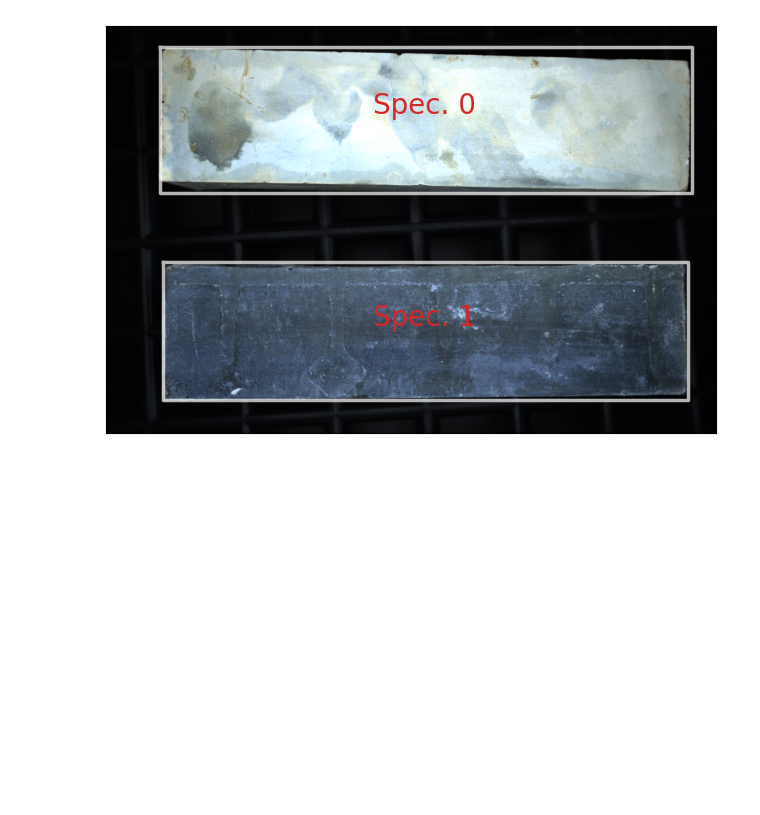
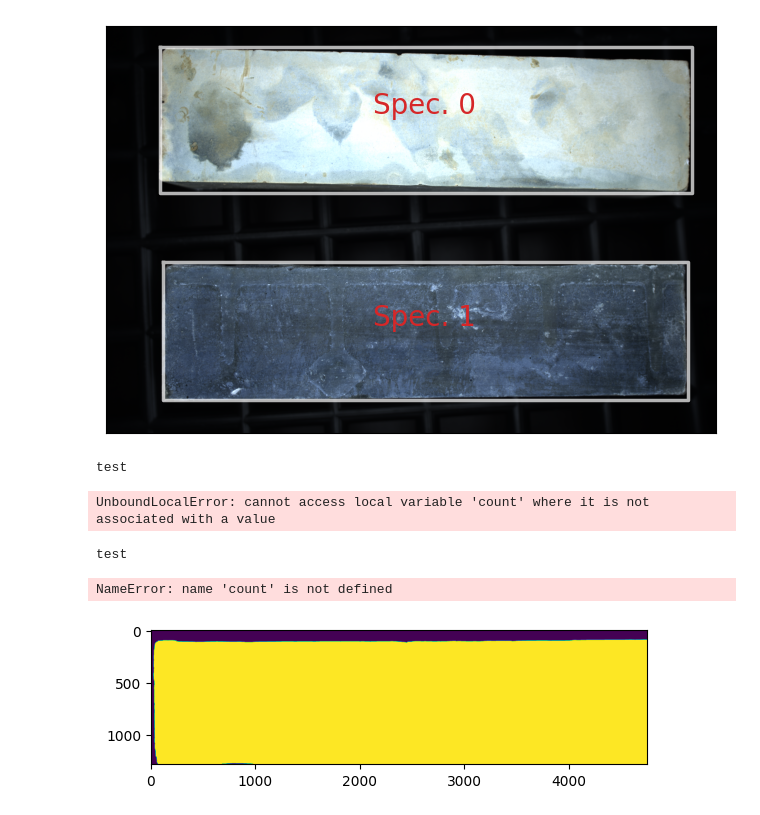
Before and after one commit to Rievil/CrackenPy, a Jupyter notebook: Examples/Scripts/Python/Basics.ipynb, the cells around one changed output. Drawn from its saved outputs; the diff is of its cells as text; code cells hidden in the pictures; blank space fills up the shorter version.

```diff
--- a/Examples/Scripts/Python/Basics.ipynb
+++ b/Examples/Scripts/Python/Basics.ipynb
@@ -49,4 +33,53 @@ ca.preview()
 # %% [output]
 [figure]
 # %%
-spec=ca.get_spec(specid=1)
+spec=ca.get_spec(specid=0)
+spec.get_countours()
+# %% [output]
+test
+UnboundLocalError: cannot access local variable 'count' where it is not associated with a value
+# %%
+import numpy as np
+import cv2
+from skimage import measure
+import matplotlib.pyplot as plt
+
+r = spec.masks["back"]
+r = (~r).astype(np.uint8)
+print("test")
+total_area = r.shape[0] * r.shape[1]
+area_trsh = int(total_area * 0.3)
+
+kernel = np.ones((20, 20), np.uint8)
+r = cv2.erode(r, kernel)
+r = cv2.dilate(r, kernel, iterations=1)
+
+plt.imshow(r)
+contours = measure.find_contours(r, 0.8)
+
+area = 0
+for i in range(len(contours)):
+    count = contours[i]
+    c = np.expand_dims(count.astype(np.float32), 1)
+    c = cv2.UMat(c)
+    area = cv2.contourArea(c)
+    if area > area_trsh:
+        break
+
+image_height, image_width = (
+    r.shape[0],
+    r.shape[1],
+)  # Replace with your actual image size
+mask = np.zeros((image_height, image_width), dtype=np.uint8)
+
+# Fill the area inside the contour with 1
+cv2.fillPoly(mask, [count], color=1)
+
+specimen_mask = mask
+area_treashold = area_trsh
+area = area
+contour = count
+# %% [output]
+test
+NameError: name 'count' is not defined
+[figure, added]
```
Also changed, not shown: parts of 2 cells of this notebook, 4 other files.
